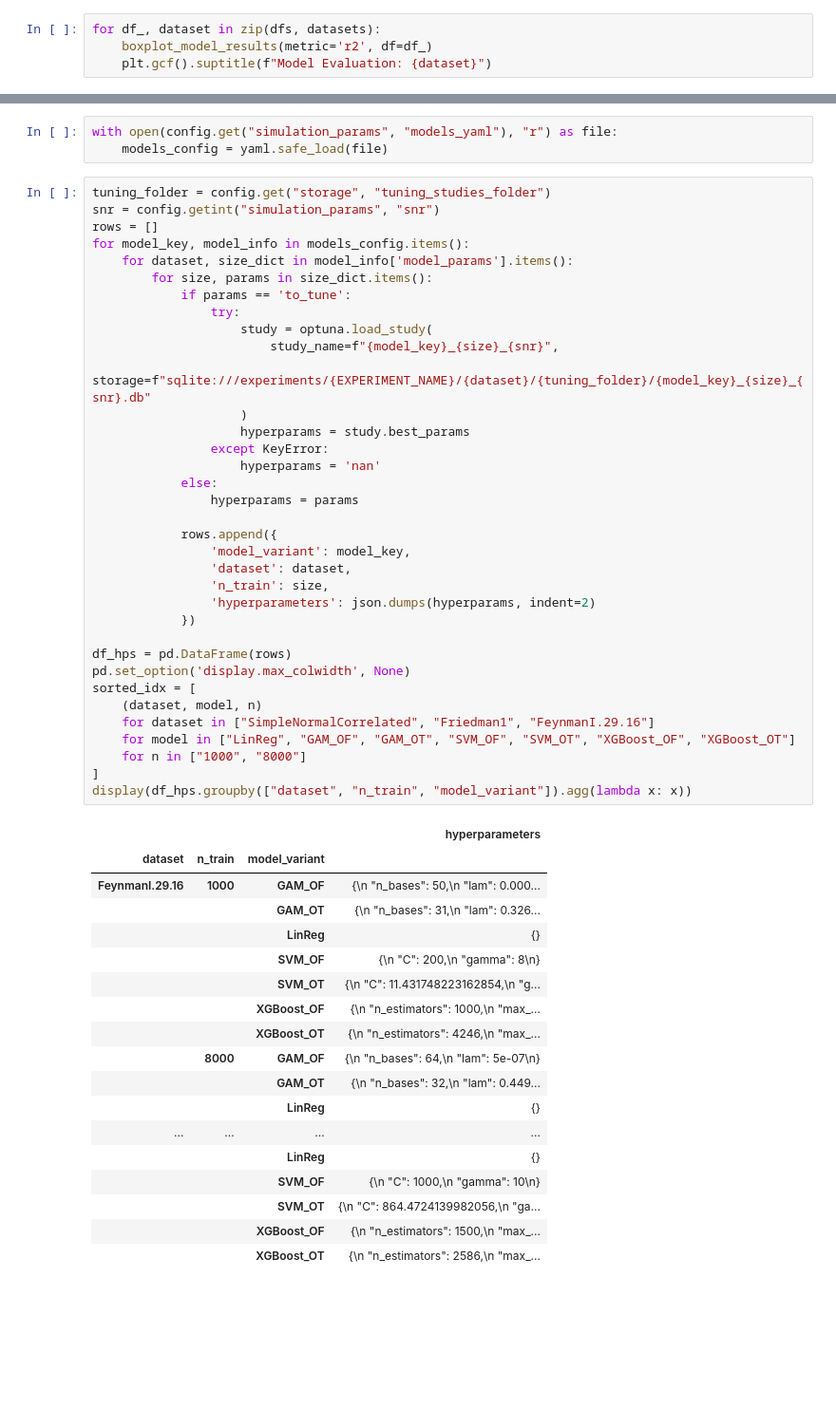
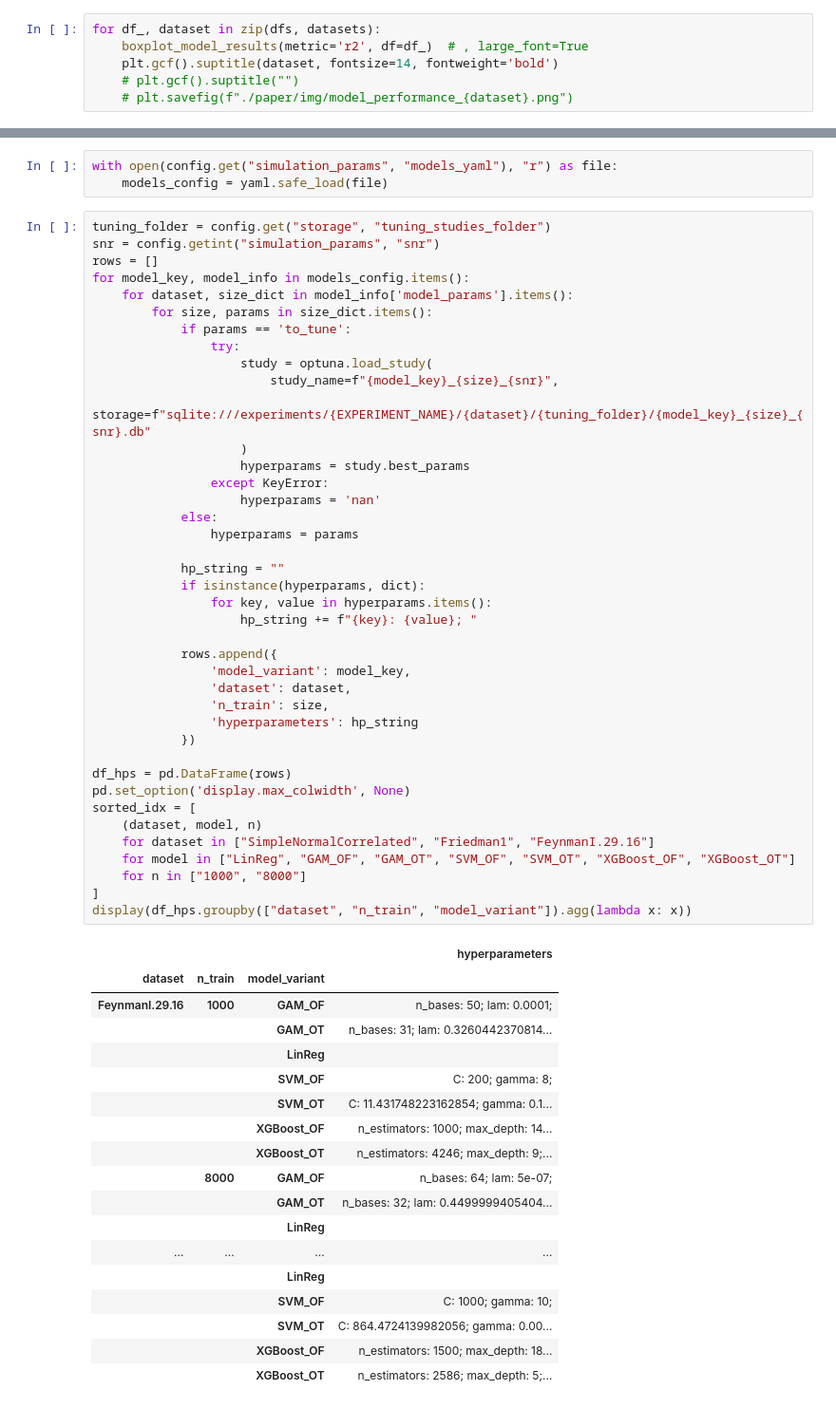
Before and after one commit to timo282/current-research-feature-effects, a Jupyter notebook: analyses/model_performance_analysis.ipynb, the cells around one changed output, grey strips where cells are left out. Shown at 95% size. Cells and saved outputs as stored; diff of their text form; blank space fills up the shorter version.

```diff
--- a/analyses/model_performance_analysis.ipynb
+++ b/analyses/model_performance_analysis.ipynb
@@ -40,6 +40,8 @@ for dataset in datasets:
     df = pd.concat([df, df_temp]).drop(columns=["index"])
 # %%
 for df_, dataset in zip(dfs, datasets):
-    boxplot_model_results(metric='r2', df=df_)
-    plt.gcf().suptitle(f"Model Evaluation: {dataset}")
+    boxplot_model_results(metric='r2', df=df_)  # , large_font=True
+    plt.gcf().suptitle(dataset, fontsize=14, fontweight='bold')
+    # plt.gcf().suptitle("")
+    # plt.savefig(f"./paper/img/model_performance_{dataset}.png")
 # %% [output]
@@ -109,47 +111,52 @@ for model_key, model_info in models_config.items():
             if params == 'to_tune':
                 try:
                     study = optuna.load_study(
                         study_name=f"{model_key}_{size}_{snr}",
                         storage=f"sqlite:///experiments/{EXPERIMENT_NAME}/{dataset}/{tuning_folder}/{model_key}_{size}_{snr}.db"
                     )
                     hyperparams = study.best_params
                 except KeyError:
                     hyperparams = 'nan'
             else:
                 hyperparams = params
 
+            hp_string = ""
+            if isinstance(hyperparams, dict):
+                for key, value in hyperparams.items():
+                    hp_string += f"{key}: {value}; "
+
             rows.append({
                 'model_variant': model_key,
                 'dataset': dataset,
                 'n_train': size,
-                'hyperparameters': json.dumps(hyperparams, indent=2)
+                'hyperparameters': hp_string
             })
 
 df_hps = pd.DataFrame(rows)
 pd.set_option('display.max_colwidth', None)
 sorted_idx = [
     (dataset, model, n)
     for dataset in ["SimpleNormalCorrelated", "Friedman1", "FeynmanI.29.16"]
     for model in ["LinReg", "GAM_OF", "GAM_OT", "SVM_OF", "SVM_OT", "XGBoost_OF", "XGBoost_OT"]
     for n in ["1000", "8000"]
 ]
 display(df_hps.groupby(["dataset", "n_train", "model_variant"]).agg(lambda x: x))
 # %% [output]
 |  |  |  | hyperparameters |
 | dataset | n_train | model_variant |  |
-| FeynmanI.29.16 | 1000 | GAM_OF | {\n "n_bases": 50,\n "lam": 0.000... |
-|  |  | GAM_OT | {\n "n_bases": 31,\n "lam": 0.326... |
-|  |  | LinReg | {} |
-|  |  | SVM_OF | {\n "C": 200,\n "gamma": 8\n} |
-|  |  | SVM_OT | {\n "C": 11.431748223162854,\n "g... |
-|  |  | XGBoost_OF | {\n "n_estimators": 1000,\n "max_... |
-|  |  | XGBoost_OT | {\n "n_estimators": 4246,\n "max_... |
-|  | 8000 | GAM_OF | {\n "n_bases": 64,\n "lam": 5e-07\n} |
-|  |  | GAM_OT | {\n "n_bases": 32,\n "lam": 0.449... |
-|  |  | LinReg | {} |
+| FeynmanI.29.16 | 1000 | GAM_OF | n_bases: 50; lam: 0.0001; |
+|  |  | GAM_OT | n_bases: 31; lam: 0.3260442370814... |
+|  |  | LinReg |  |
+|  |  | SVM_OF | C: 200; gamma: 8; |
+|  |  | SVM_OT | C: 11.431748223162854; gamma: 0.1... |
+|  |  | XGBoost_OF | n_estimators: 1000; max_depth: 14... |
+|  |  | XGBoost_OT | n_estimators: 4246; max_depth: 9;... |
+|  | 8000 | GAM_OF | n_bases: 64; lam: 5e-07; |
+|  |  | GAM_OT | n_bases: 32; lam: 0.4499999405404... |
+|  |  | LinReg |  |
 | ... | ... | ... | ... |
-|  |  | LinReg | {} |
-|  |  | SVM_OF | {\n "C": 1000,\n "gamma": 10\n} |
-|  |  | SVM_OT | {\n "C": 864.4724139982056,\n "ga... |
-|  |  | XGBoost_OF | {\n "n_estimators": 1500,\n "max_... |
-|  |  | XGBoost_OT | {\n "n_estimators": 2586,\n "max_... |
+|  |  | LinReg |  |
+|  |  | SVM_OF | C: 1000; gamma: 10; |
+|  |  | SVM_OT | C: 864.4724139982056; gamma: 0.00... |
+|  |  | XGBoost_OF | n_estimators: 1500; max_depth: 18... |
+|  |  | XGBoost_OT | n_estimators: 2586; max_depth: 5;... |
```
Also changed, not shown: parts of 1 cell of this notebook, 1 other file.
